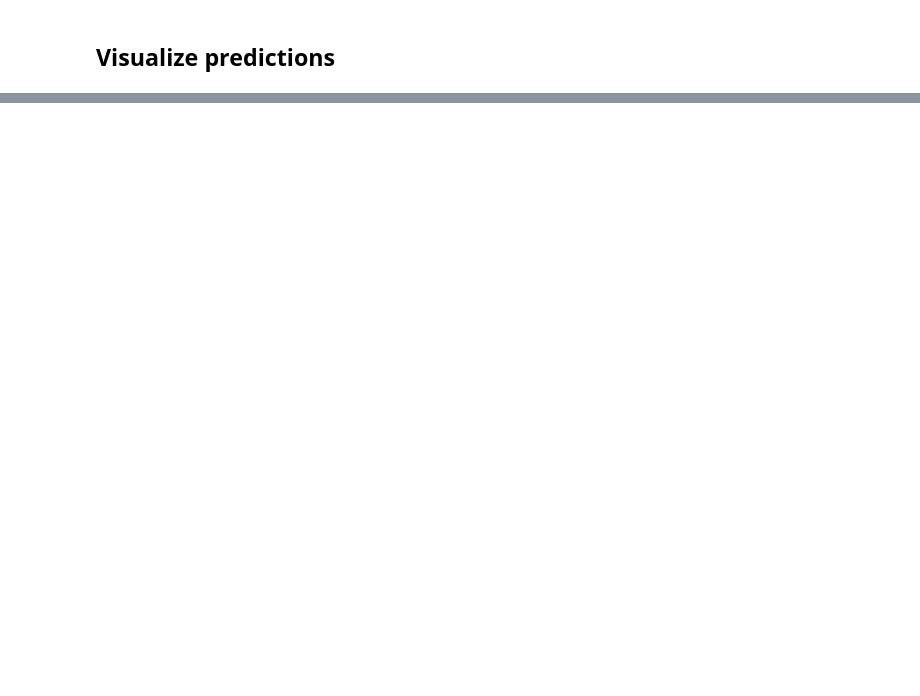
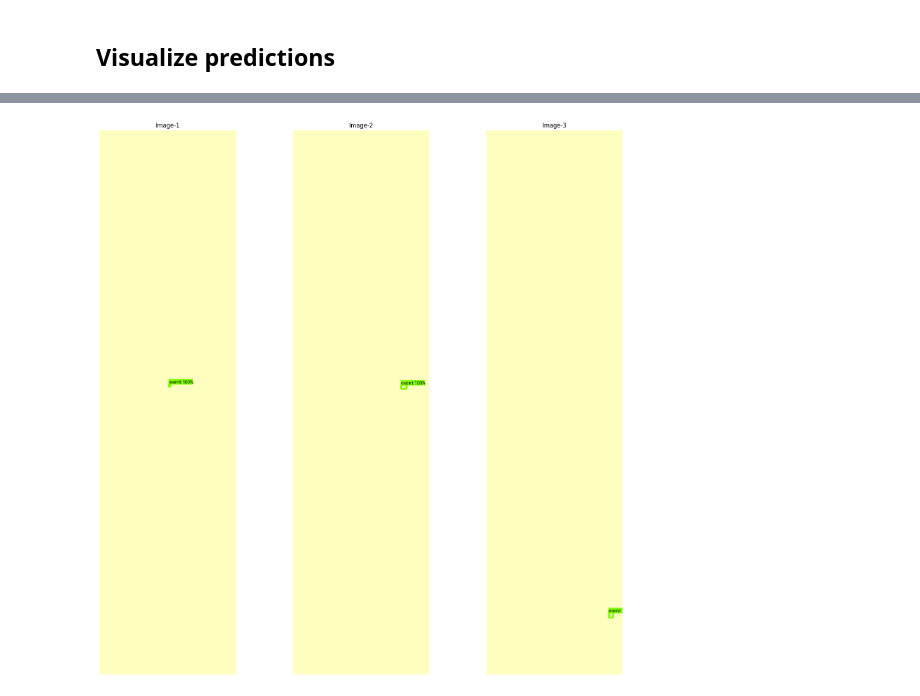
Before and after one commit to jennetd/smart-pixels-ml, a Jupyter notebook: instance-segmentation/runon_smartpix_data.ipynb, the cells around one changed output, grey strips where cells are left out. Saved outputs shown, nothing was run; the diff lists cells and outputs as text; code cells hidden in the pictures; blank space fills up the shorter version.

```diff
--- a/instance-segmentation/runon_smartpix_data.ipynb
+++ b/instance-segmentation/runon_smartpix_data.ipynb
@@ -278,9 +278,8 @@ exp_config = exp_factory.get_exp_config('maskrcnn_mobilenet_coco')
 ### Adjust the model and dataset configurations so that it works with custom dataset.
 # %%
 BATCH_SIZE = 5
-HEIGHT, WIDTH = 256, 256
+HEIGHT, WIDTH = 1280, 320
 IMG_SHAPE = [HEIGHT, WIDTH, 3]
-
 
 # Backbone Config
 exp_config.task.annotation_file = None
@@ -670,0 +606,6 @@ plt.show()
+# %%
+# Cheating and visualizing val data
+test_ds = tf.data.TFRecordDataset(val_tfrecords).take(num_of_examples)
+show_prediction(test_ds)
+# %% [output]
+[figure, added]
```
Also changed, not shown: parts of 9 cells of this notebook.
